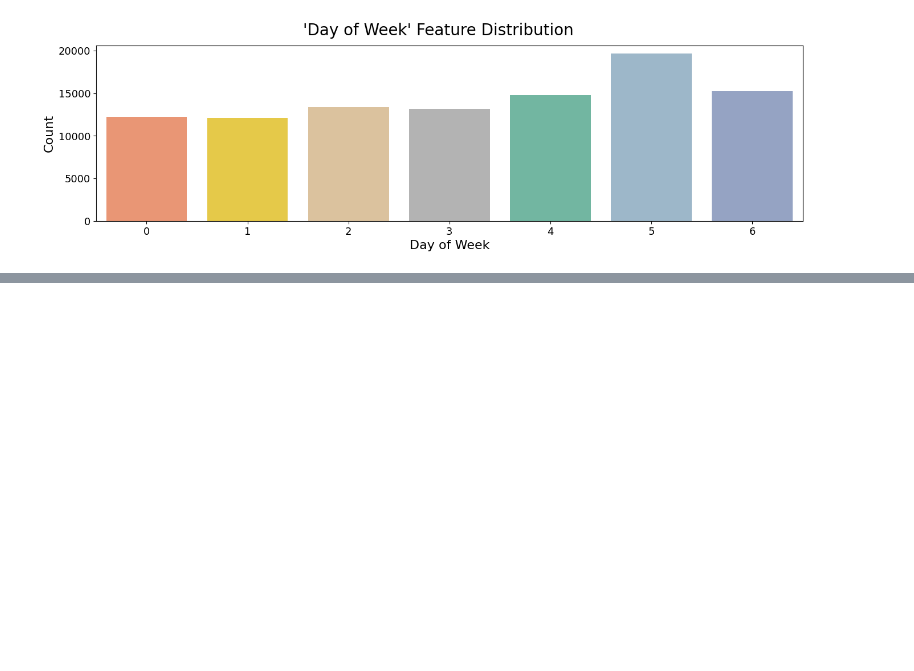
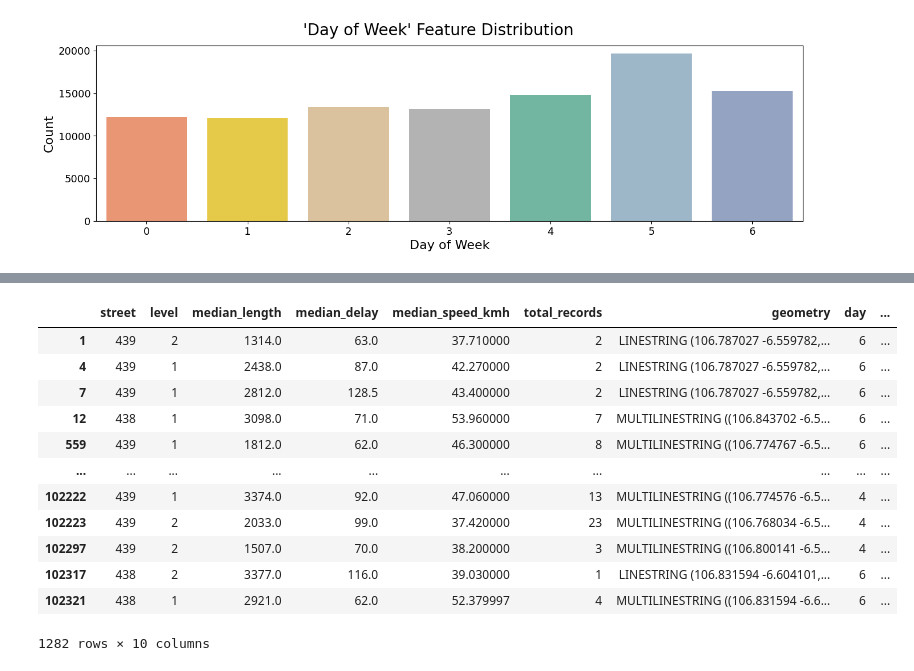
Before and after one commit to RizqiSeijuuro/mini-project-data-science, a Jupyter notebook: notebooks/1-early_eda.ipynb, the cells around one changed output, grey strips where cells are left out. Cells and saved outputs as stored; diff of their text form; code cells hidden in the pictures; blank space fills up the shorter version.

```diff
--- a/notebooks/1-early_eda.ipynb
+++ b/notebooks/1-early_eda.ipynb
@@ -408,0 +457,16 @@ countplot_categorical_feature(data_time_drop, "dayofweek", "Day of Week", palett
+# %%
+finding_outlier(data_time_drop, "median_speed_kmh")
+# %% [output]
+|  | street | level | median_length | median_delay | median_speed_kmh | total_records | geometry | day | ... |
+| 1 | 439 | 2 | 1314.0 | 63.0 | 37.710000 | 2 | LINESTRING (106.787027 -6.559782,... | 6 | ... |
+| 4 | 439 | 1 | 2438.0 | 87.0 | 42.270000 | 2 | LINESTRING (106.787027 -6.559782,... | 6 | ... |
+| 7 | 439 | 1 | 2812.0 | 128.5 | 43.400000 | 2 | LINESTRING (106.787027 -6.559782,... | 6 | ... |
+| 12 | 438 | 1 | 3098.0 | 71.0 | 53.960000 | 7 | MULTILINESTRING ((106.843702 -6.5... | 6 | ... |
+| 559 | 439 | 1 | 1812.0 | 62.0 | 46.300000 | 8 | MULTILINESTRING ((106.774767 -6.5... | 6 | ... |
+| ... | ... | ... | ... | ... | ... | ... | ... | ... | ... |
+| 102222 | 439 | 1 | 3374.0 | 92.0 | 47.060000 | 13 | MULTILINESTRING ((106.774576 -6.5... | 4 | ... |
+| 102223 | 439 | 2 | 2033.0 | 99.0 | 37.420000 | 23 | MULTILINESTRING ((106.768034 -6.5... | 4 | ... |
+| 102297 | 439 | 2 | 1507.0 | 70.0 | 38.200000 | 3 | MULTILINESTRING ((106.800141 -6.5... | 4 | ... |
+| 102317 | 438 | 2 | 3377.0 | 116.0 | 39.030000 | 1 | LINESTRING (106.831594 -6.604101,... | 6 | ... |
+| 102321 | 438 | 1 | 2921.0 | 62.0 | 52.379997 | 4 | MULTILINESTRING ((106.831594 -6.6... | 6 | ... |
+1282 rows × 10 columns
```
Also changed, not shown: parts of 24 cells of this notebook.
